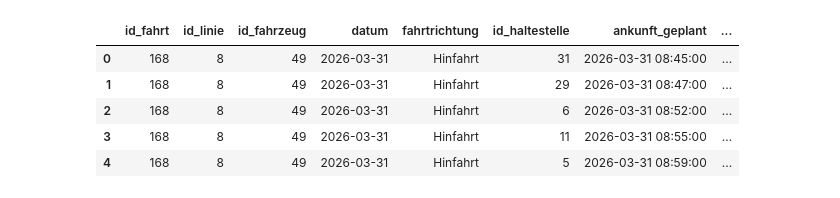
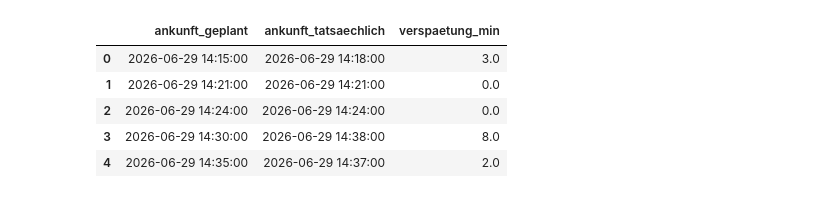
Before and after one commit to IngPedro11/Datenverwaltungssysteme, a Jupyter notebook: docker/machine_learning/notebooks/02_citymove_delay_prediction.ipynb, the cells around one changed output. Saved outputs shown, nothing was run; the diff lists cells and outputs as text; code cells hidden in the pictures.

```diff
--- a/docker/machine_learning/notebooks/02_citymove_delay_prediction.ipynb
+++ b/docker/machine_learning/notebooks/02_citymove_delay_prediction.ipynb
@@ -144,47 +188,40 @@ Hasta: 2026-09-24 08:23:00
 # %%
-import numpy as np
-import pandas as pd
+# Zeitstempel in datetime-Objekte umwandeln.
 
-# Copy dataframe
-data = df_ml.copy()
-
-# erase data, that are not important
-required_columns = [
-    "id_linie",
-    "id_fahrzeug",
-    "id_haltestelle",
-    "fahrtrichtung",
-    "ankunft_geplant",
-    "verspaetung_minuten",
-]
-
-data = data.dropna(subset=required_columns)
-
-# temp vars
-data["ankunft_geplant"] = pd.to_datetime(
-    data["ankunft_geplant"]
+df_verspaetung["ankunft_geplant"] = pd.to_datetime(
+    df_verspaetung["ankunft_geplant"],
+    errors="coerce"
 )
 
-data["programmed_hour"] = (
-    data["ankunft_geplant"].dt.hour
-    + data["ankunft_geplant"].dt.minute / 60
+df_verspaetung["ankunft_tatsaechlich"] = pd.to_datetime(
+    df_verspaetung["ankunft_tatsaechlich"],
+    errors="coerce"
 )
 
-data["week_day"] = data["ankunft_geplant"].dt.dayofweek
-data["mes"] = data["ankunft_geplant"].dt.month
+# Verspätung in Minuten berechnen.
+# Positive Werte bedeuten Verspätung, negative Werte eine frühere Ankunft.
 
-# variablen in a pattern
-data = data.sort_values("ankunft_geplant").reset_index(drop=True)
+df_verspaetung["verspaetung_min"] = (
+    df_verspaetung["ankunft_tatsaechlich"]
+    - df_verspaetung["ankunft_geplant"]
+).dt.total_seconds() / 60
 
-print("Registry for the model:", len(data))
-print(
-    "First date:",
-    data["ankunft_geplant"].min()
-)
-print(
-    "Last date:",
-    data["ankunft_geplant"].max()
+# Fehlende Werte und mögliche ungültige Datensätze entfernen.
+
+df_verspaetung = df_verspaetung.dropna(
+    subset=[
+        "verspaetung_min",
+        "ankunft_geplant",
+        "datum",
+        "id_linie",
+        "id_haltestelle"
+    ]
 )
 
-display(data.head())
+print("Anzahl gültiger Datensätze:", len(df_verspaetung))
+display(df_verspaetung[[
+    "ankunft_geplant",
+    "ankunft_tatsaechlich",
+    "verspaetung_min"
+]].head())
 # %% [output]
@@ -194,7 +229,7 @@ Last date: 2026-09-24 08:23:00
-|  | id_fahrt | id_linie | id_fahrzeug | datum | fahrtrichtung | id_haltestelle | ankunft_geplant | ... |
-| 0 | 168 | 8 | 49 | 2026-03-31 | Hinfahrt | 31 | 2026-03-31 08:45:00 | ... |
-| 1 | 168 | 8 | 49 | 2026-03-31 | Hinfahrt | 29 | 2026-03-31 08:47:00 | ... |
-| 2 | 168 | 8 | 49 | 2026-03-31 | Hinfahrt | 6 | 2026-03-31 08:52:00 | ... |
-| 3 | 168 | 8 | 49 | 2026-03-31 | Hinfahrt | 11 | 2026-03-31 08:55:00 | ... |
-| 4 | 168 | 8 | 49 | 2026-03-31 | Hinfahrt | 5 | 2026-03-31 08:59:00 | ... |
+|  | ankunft_geplant | ankunft_tatsaechlich | verspaetung_min |
+| 0 | 2026-06-29 14:15:00 | 2026-06-29 14:18:00 | 3.0 |
+| 1 | 2026-06-29 14:21:00 | 2026-06-29 14:21:00 | 0.0 |
+| 2 | 2026-06-29 14:24:00 | 2026-06-29 14:24:00 | 0.0 |
+| 3 | 2026-06-29 14:30:00 | 2026-06-29 14:38:00 | 8.0 |
+| 4 | 2026-06-29 14:35:00 | 2026-06-29 14:37:00 | 2.0 |
 # %%
```
Also changed, not shown: parts of 15 cells of this notebook.
